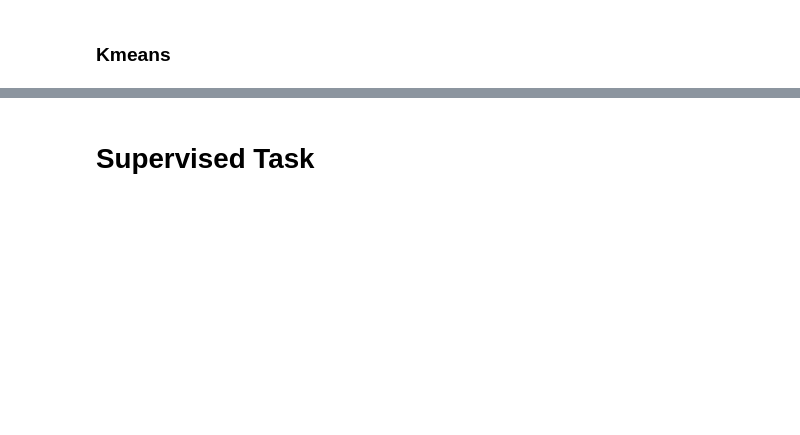
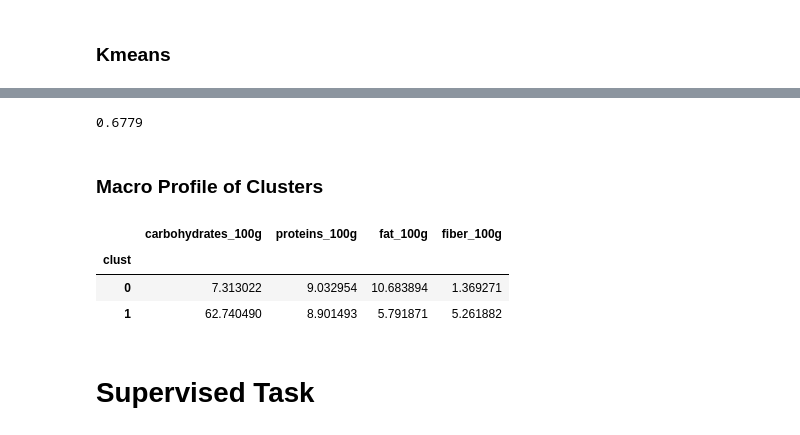
Before and after one commit to gabet2/STAT542, a Jupyter notebook: gabet/0_Preprocess.ipynb, the cells around one changed output, grey strips where cells are left out. Drawn from its saved outputs; the diff is of its cells as text; code cells hidden in the pictures; blank space fills up the shorter version.

```diff
--- a/gabet/0_Preprocess.ipynb
+++ b/gabet/0_Preprocess.ipynb
@@ -268,0 +280,5 @@ np.mean(kmeans.labels_ == true_labs)
+# %%
+pb_samp = m_pb[m_pb.categories == 'Plant-based'].sample(10000 - 4408)
+# %%
+m_pb_sampled = m_pb[m_pb.categories == 'Meats'].append(pb_samp).reset_index(drop = True)
+m_pb_sampled.shape
@@ -268,0 +289,3 @@ np.mean(kmeans.labels_ == true_labs)
+# %%
+X = np.array(m_pb_sampled.drop('categories', axis = 1))
+kmeans = KMeans(n_clusters = 2, random_state = 69).fit(X)
@@ -269,2 +294,17 @@ np.mean(kmeans.labels_ == true_labs)
+# %%
+np.mean(kmeans.labels_ != true_labs)
+# %% [output]
+0.6779
+# %% [markdown]
+### Macro Profile of Clusters
+# %%
+m_pb_sampled['clust'] = kmeans.labels_
+# %%
+m_pb_sampled.groupby('clust').mean()
+# %% [output]
+|  | carbohydrates_100g | proteins_100g | fat_100g | fiber_100g |
+| clust |  |  |  |  |
+| 0 | 7.313022 | 9.032954 | 10.683894 | 1.369271 |
+| 1 | 62.740490 | 8.901493 | 5.791871 | 5.261882 |
 # %% [markdown]
 # Supervised Task
```
Also changed, not shown: parts of 33 cells of this notebook, 2 other files.
